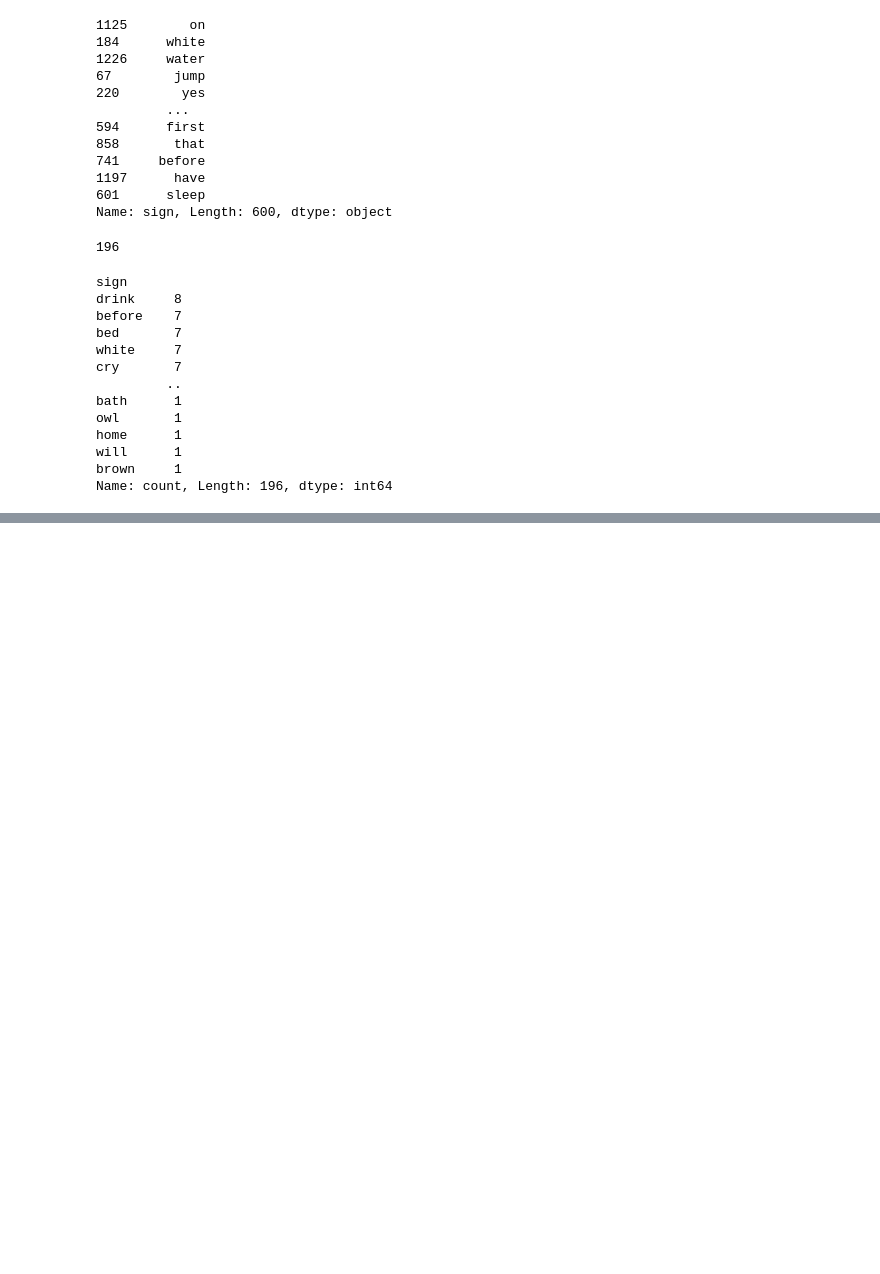
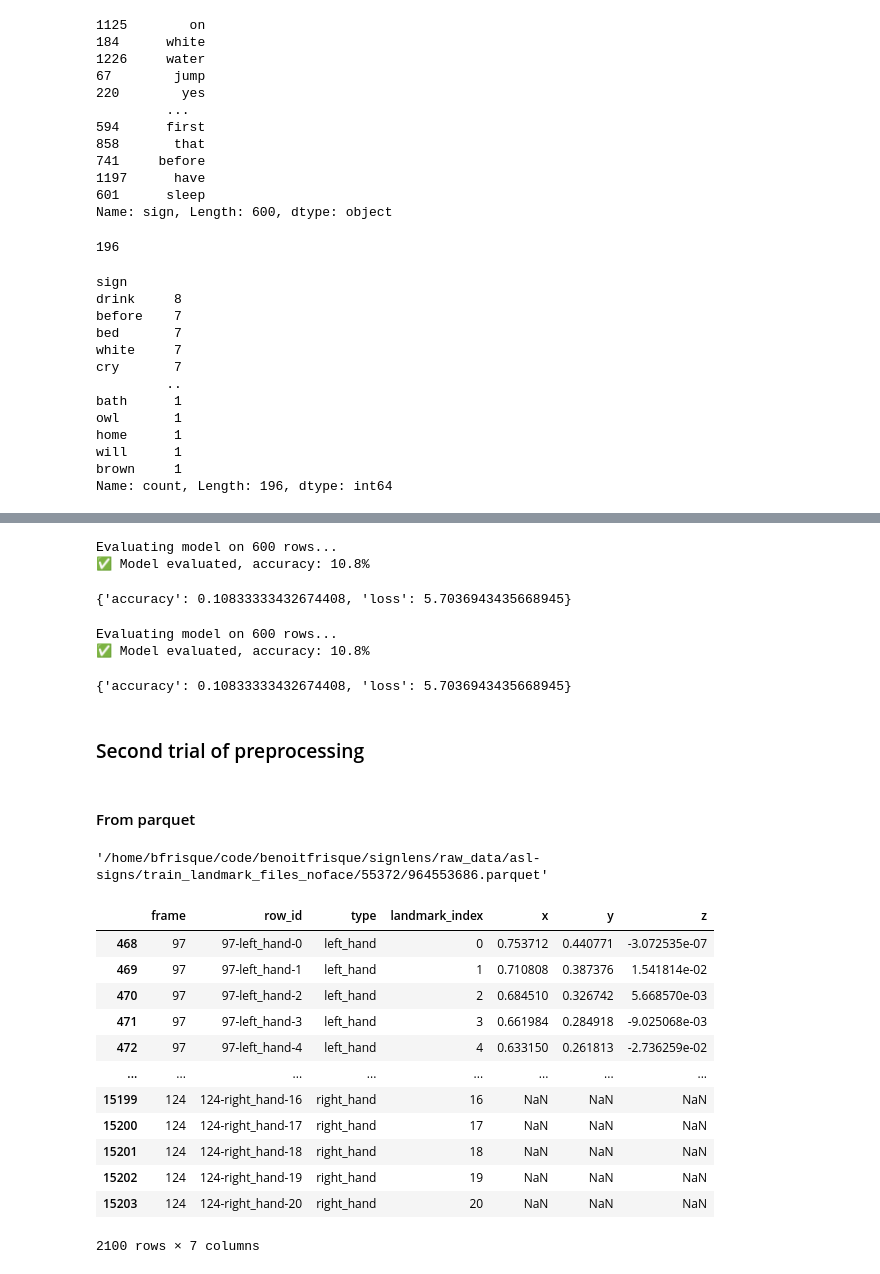
Before and after one commit to benoitfrisque/signlens, a Jupyter notebook: notebooks/Benoit/test_on_videos.ipynb, the cells around one changed output, grey strips where cells are left out. Drawn from its saved outputs; the diff is of its cells as text; code cells hidden in the pictures; blank space fills up the shorter version.

```diff
--- a/notebooks/Benoit/test_on_videos.ipynb
+++ b/notebooks/Benoit/test_on_videos.ipynb
@@ -58,0 +49,12 @@ Name: sign, dtype: object
+# %%
+test_data = load_data_subset_csv(balanced=True, csv_path=TRAIN_TEST_CSV_PATH, random_state=42, frac=0.1)
+X_test_files = test_data.file_path
+
+# Preprocessing
+print(Fore.BLUE + f"\nPreprocessing {len(X_test_files)} testing files..." + Style.RESET_ALL)
+X_test = pad_and_preprocess_sequences_from_pq_file_path_df(X_test_files)
+y_test = encode_labels(test_data.sign)
+
+
+metrics_dict = evaluate_model(model, X_test, y_test)
+accuracy = metrics_dict['accuracy']
@@ -286,0 +416,37 @@ print(f"✅ Model evaluated, accuracy: {accuracy:.1%}")
+# %%
+evaluate_model(model, X_test_videos, y_test_videos)
+# %% [output]
+Evaluating model on 600 rows...
+✅ Model evaluated, accuracy: 10.8%
+{'accuracy': 0.10833333432674408, 'loss': 5.7036943435668945}
+# %%
+evaluate_model(model, X_test_videos2, y_test_videos)
+# %% [output]
+Evaluating model on 600 rows...
+✅ Model evaluated, accuracy: 10.8%
+{'accuracy': 0.10833333432674408, 'loss': 5.7036943435668945}
+# %% [markdown]
+### Second trial of preprocessing
+# %% [markdown]
+#### From parquet
+# %%
+X_test_files.loc[0]
+# %% [output]
+'/home/bfrisque/code/benoitfrisque/signlens/raw_data/asl-signs/train_landmark_files_noface/55372/964553686.parquet'
+# %%
+pq_df = pd.read_parquet(X_test_files.loc[0])
+pq_df
+# %% [output]
+|  | frame | row_id | type | landmark_index | x | y | z |
+| 468 | 97 | 97-left_hand-0 | left_hand | 0 | 0.753712 | 0.440771 | -3.072535e-07 |
+| 469 | 97 | 97-left_hand-1 | left_hand | 1 | 0.710808 | 0.387376 | 1.541814e-02 |
+| 470 | 97 | 97-left_hand-2 | left_hand | 2 | 0.684510 | 0.326742 | 5.668570e-03 |
+| 471 | 97 | 97-left_hand-3 | left_hand | 3 | 0.661984 | 0.284918 | -9.025068e-03 |
+| 472 | 97 | 97-left_hand-4 | left_hand | 4 | 0.633150 | 0.261813 | -2.736259e-02 |
+| ... | ... | ... | ... | ... | ... | ... | ... |
+| 15199 | 124 | 124-right_hand-16 | right_hand | 16 | NaN | NaN | NaN |
+| 15200 | 124 | 124-right_hand-17 | right_hand | 17 | NaN | NaN | NaN |
+| 15201 | 124 | 124-right_hand-18 | right_hand | 18 | NaN | NaN | NaN |
+| 15202 | 124 | 124-right_hand-19 | right_hand | 19 | NaN | NaN | NaN |
+| 15203 | 124 | 124-right_hand-20 | right_hand | 20 | NaN | NaN | NaN |
+2100 rows × 7 columns
```
Also changed, not shown: parts of 48 cells of this notebook, 1 other file.
